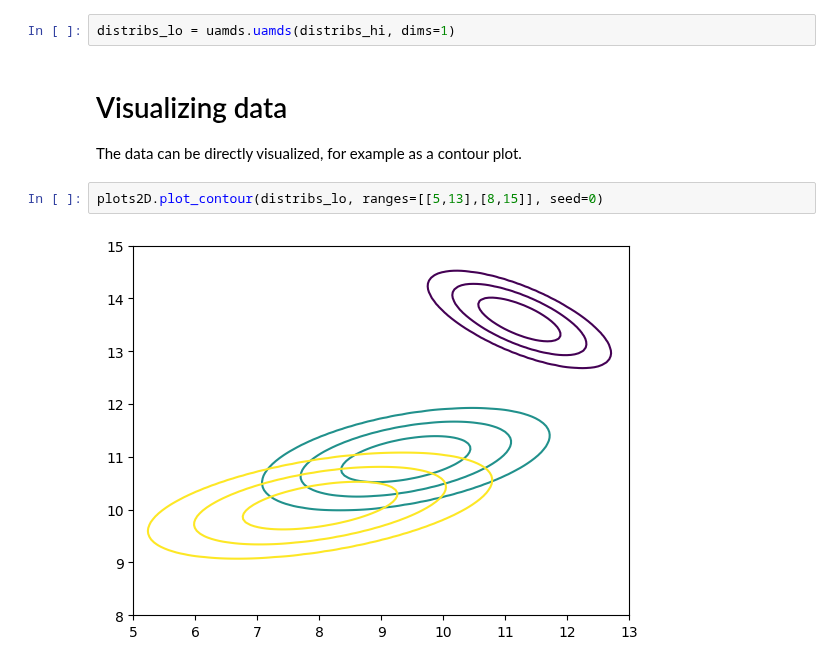
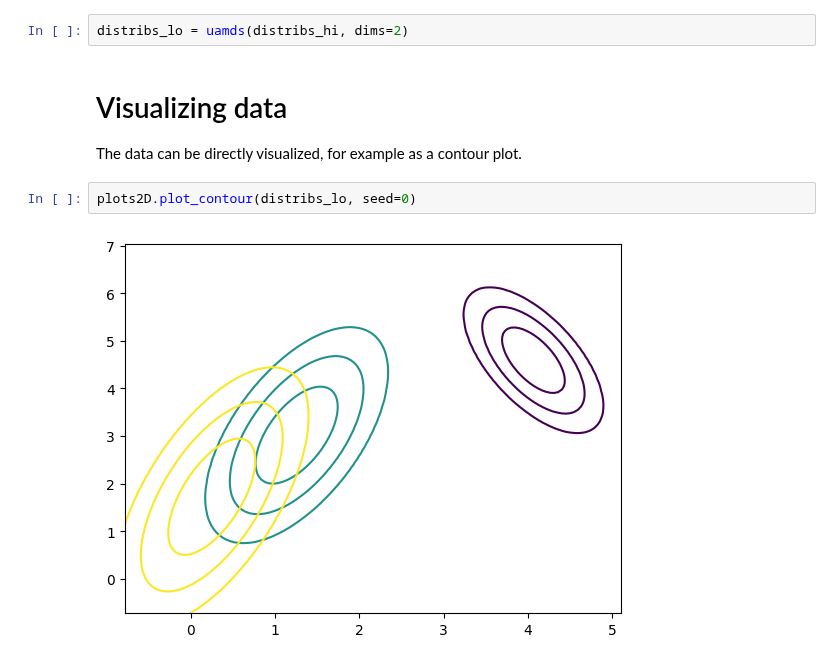
Before and after one commit to UniStuttgart-VISUS/uadapy, a Jupyter notebook: examples/uamds.ipynb, the cells around one changed output. Saved outputs shown, nothing was run; the diff lists cells and outputs as text.

```diff
--- a/examples/uamds.ipynb
+++ b/examples/uamds.ipynb
@@ -11,11 +11,11 @@ distribs_hi = data.load_iris_normal()
 # Applying UAMDS
 Uncertainty-aware multi-dimensional scaling can be applied directly to reduce the data to a user-defined target dimension.
 # %%
-distribs_lo = uamds.uamds(distribs_hi, dims=1)
+distribs_lo = uamds(distribs_hi, dims=2)
 # %% [markdown]
 # Visualizing data
 The data can be directly visualized, for example as a contour plot.
 # %%
-plots2D.plot_contour(distribs_lo, ranges=[[5,13],[8,15]], seed=0)
+plots2D.plot_contour(distribs_lo, seed=0)
 # %% [output]
-[figure, old version]
+[figure, new version]
```
Also changed, not shown: 2 other files.
